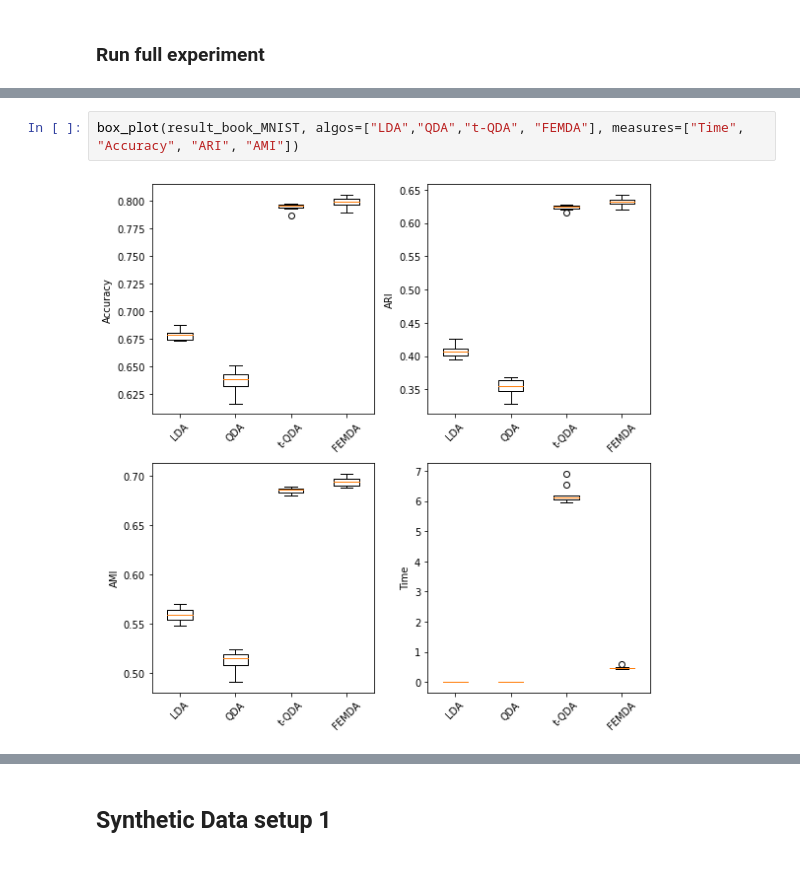
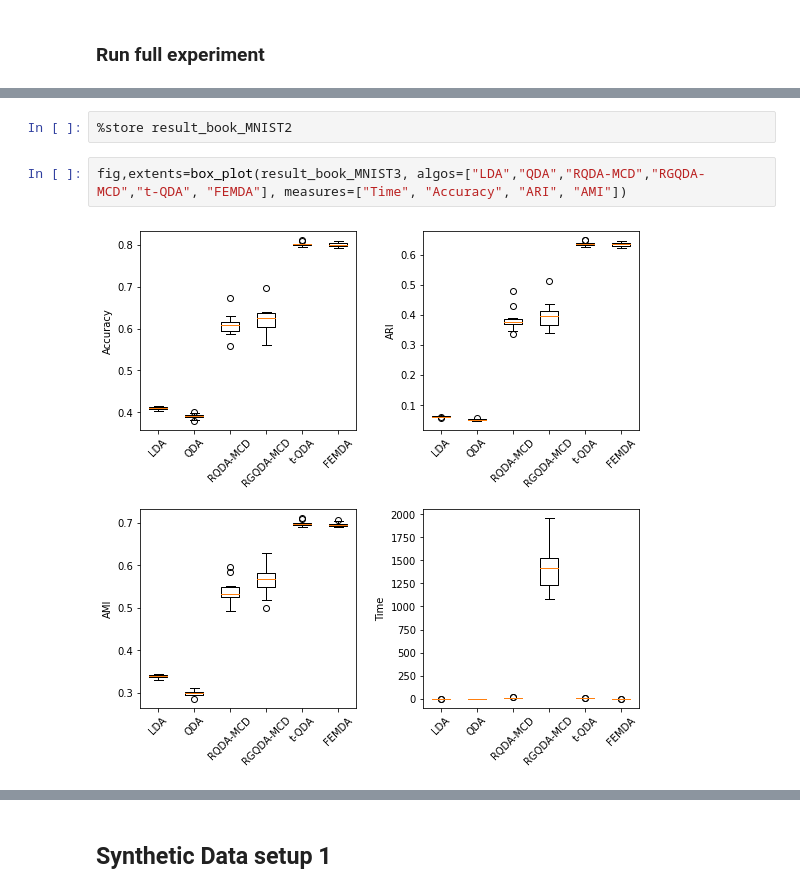
Before and after one commit to Andrewwango/femda, a Jupyter notebook: python/experiments.ipynb, the cells around one changed output, grey strips where cells are left out. Drawn from its saved outputs; the diff is of its cells as text.

```diff
--- a/experiments.ipynb
+++ b/python/experiments.ipynb
@@ -448,4 +194,6 @@ N 4000 Accuracy 0.79825 ARI 0.62906 AMI 0.69183
+# %%
+%store result_book_MNIST2
 # %%
-box_plot(result_book_MNIST, algos=["LDA","QDA","t-QDA", "FEMDA"], measures=["Time", "Accuracy", "ARI", "AMI"])
+fig,extents=box_plot(result_book_MNIST3, algos=["LDA","QDA","RQDA-MCD","RGQDA-MCD","t-QDA", "FEMDA"], measures=["Time", "Accuracy", "ARI", "AMI"])
 # %% [output]
-[figure, old version]
+[figure, new version]
```
Also changed, not shown: parts of 100 cells of this notebook, 39 other files.
